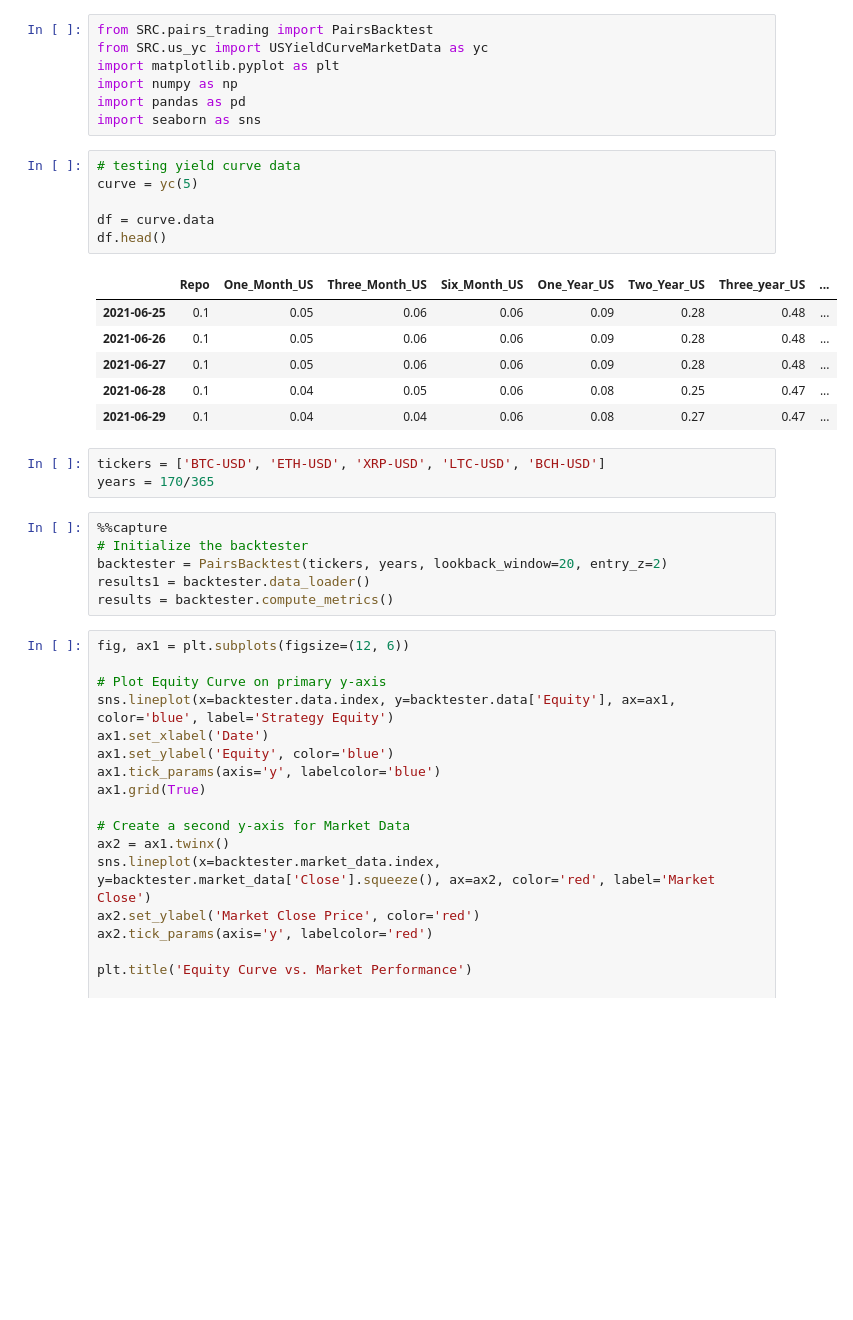
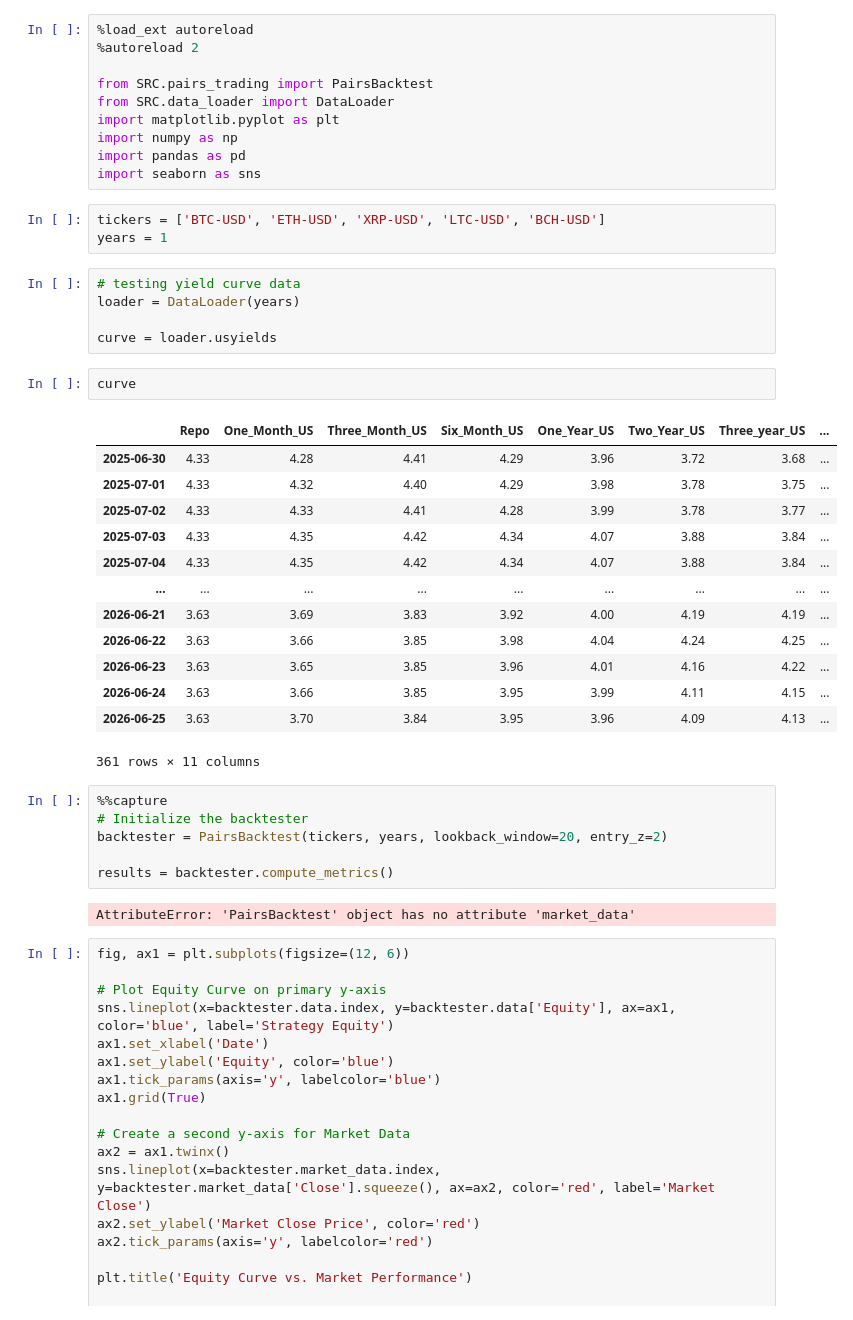
Before and after one commit to massey007/pairs_trading_algo, a Jupyter notebook: Notebooks/Pairs Trading (backtest).ipynb, the cells around one changed output. Saved outputs shown, nothing was run; the diff lists cells and outputs as text; blank space fills up the shorter version.

Commit message:
Merging all the data loaders into one - fixed the usyields data_loader

```diff
--- a/Notebooks/Pairs Trading (backtest).ipynb
+++ b/Notebooks/Pairs Trading (backtest).ipynb
@@ -1,32 +1,45 @@
 # %%
+%load_ext autoreload
+%autoreload 2
+
 from SRC.pairs_trading import PairsBacktest
-from SRC.us_yc import USYieldCurveMarketData as yc
+from SRC.data_loader import DataLoader
 import matplotlib.pyplot as plt
 import numpy as np
 import pandas as pd
 import seaborn as sns
+# %%
+tickers = ['BTC-USD', 'ETH-USD', 'XRP-USD', 'LTC-USD', 'BCH-USD']
+years = 1
 # %%
 # testing yield curve data
-curve = yc(5)
+loader = DataLoader(years)
 
-df = curve.data
-df.head()
+curve = loader.usyields
-# %% [output]
-|  | Repo | One_Month_US | Three_Month_US | Six_Month_US | One_Year_US | Two_Year_US | Three_year_US | ... |
-| 2021-06-25 | 0.1 | 0.05 | 0.06 | 0.06 | 0.09 | 0.28 | 0.48 | ... |
-| 2021-06-26 | 0.1 | 0.05 | 0.06 | 0.06 | 0.09 | 0.28 | 0.48 | ... |
-| 2021-06-27 | 0.1 | 0.05 | 0.06 | 0.06 | 0.09 | 0.28 | 0.48 | ... |
-| 2021-06-28 | 0.1 | 0.04 | 0.05 | 0.06 | 0.08 | 0.25 | 0.47 | ... |
-| 2021-06-29 | 0.1 | 0.04 | 0.04 | 0.06 | 0.08 | 0.27 | 0.47 | ... |
-# %%
-tickers = ['BTC-USD', 'ETH-USD', 'XRP-USD', 'LTC-USD', 'BCH-USD']
-years = 170/365
+# %%
+curve
+# %% [output]
+|  | Repo | One_Month_US | Three_Month_US | Six_Month_US | One_Year_US | Two_Year_US | Three_year_US | ... |
+| 2025-06-30 | 4.33 | 4.28 | 4.41 | 4.29 | 3.96 | 3.72 | 3.68 | ... |
+| 2025-07-01 | 4.33 | 4.32 | 4.40 | 4.29 | 3.98 | 3.78 | 3.75 | ... |
+| 2025-07-02 | 4.33 | 4.33 | 4.41 | 4.28 | 3.99 | 3.78 | 3.77 | ... |
+| 2025-07-03 | 4.33 | 4.35 | 4.42 | 4.34 | 4.07 | 3.88 | 3.84 | ... |
+| 2025-07-04 | 4.33 | 4.35 | 4.42 | 4.34 | 4.07 | 3.88 | 3.84 | ... |
+| ... | ... | ... | ... | ... | ... | ... | ... | ... |
+| 2026-06-21 | 3.63 | 3.69 | 3.83 | 3.92 | 4.00 | 4.19 | 4.19 | ... |
+| 2026-06-22 | 3.63 | 3.66 | 3.85 | 3.98 | 4.04 | 4.24 | 4.25 | ... |
+| 2026-06-23 | 3.63 | 3.65 | 3.85 | 3.96 | 4.01 | 4.16 | 4.22 | ... |
+| 2026-06-24 | 3.63 | 3.66 | 3.85 | 3.95 | 3.99 | 4.11 | 4.15 | ... |
+| 2026-06-25 | 3.63 | 3.70 | 3.84 | 3.95 | 3.96 | 4.09 | 4.13 | ... |
+361 rows × 11 columns
 # %%
 %%capture
 # Initialize the backtester
 backtester = PairsBacktest(tickers, years, lookback_window=20, entry_z=2)
-results1 = backtester.data_loader()
+
 results = backtester.compute_metrics()
+# %% [output]
+AttributeError: 'PairsBacktest' object has no attribute 'market_data'
 # %%
 fig, ax1 = plt.subplots(figsize=(12, 6))
 
```
Also changed, not shown: 5 other files.
